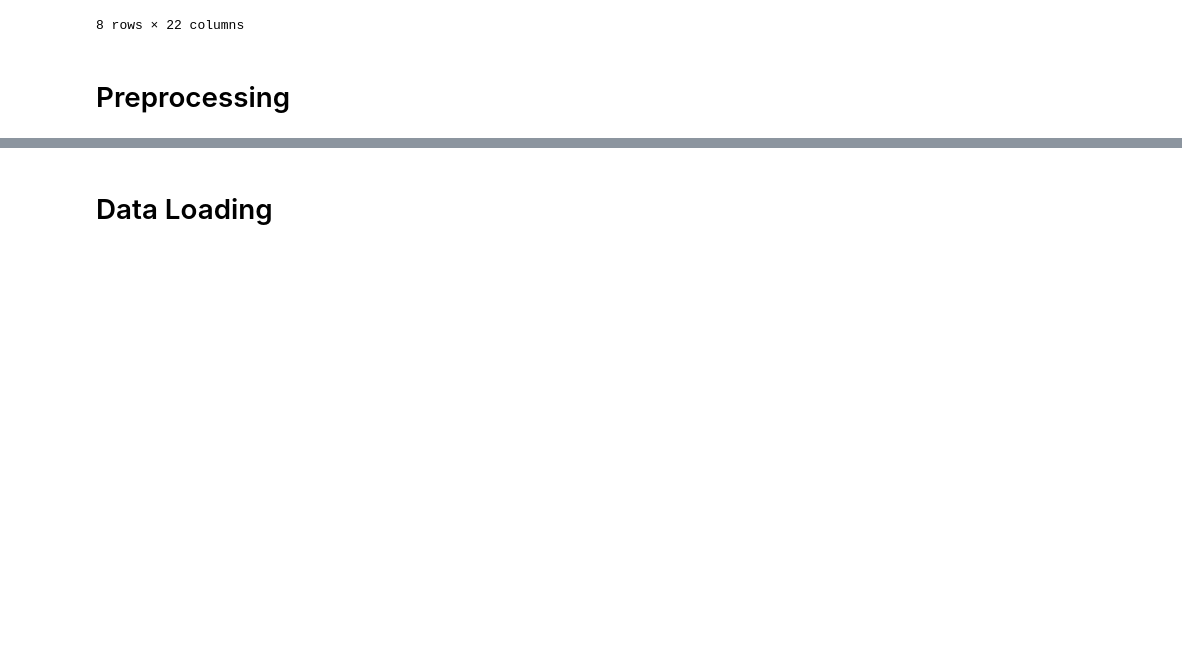
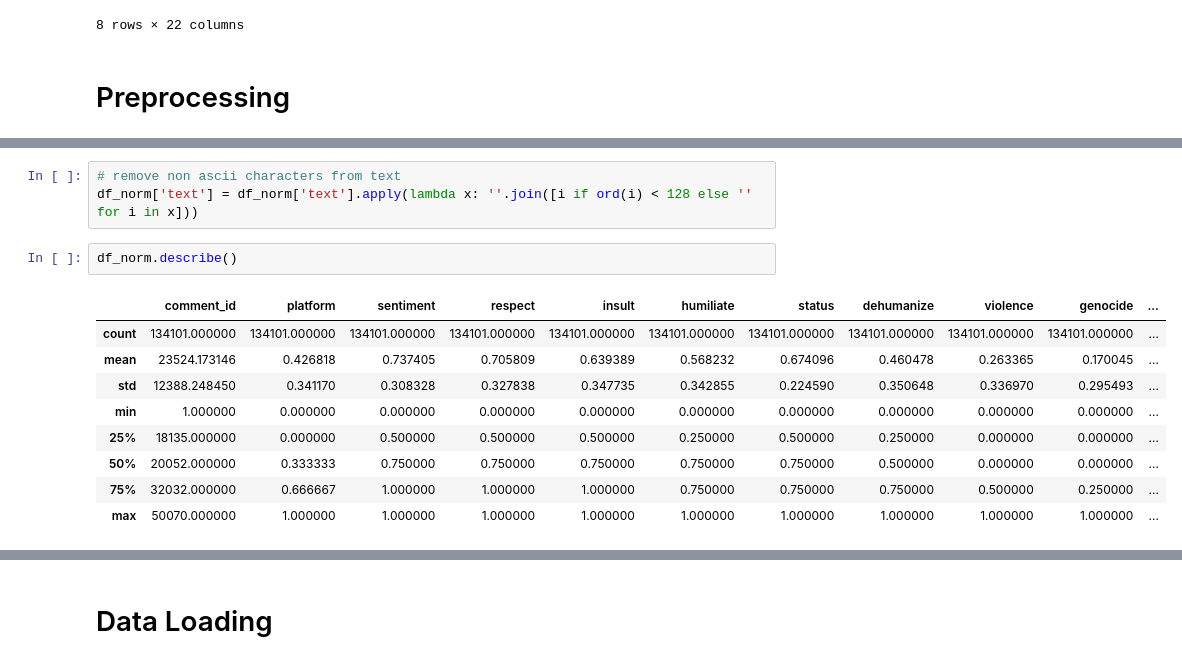
Before and after one commit to AngelinaZhai/epai-sentiment-of-tweets, a Jupyter notebook: EPAI_sentiment_analysis.ipynb, the cells around one changed output, grey strips where cells are left out. Saved outputs shown, nothing was run; the diff lists cells and outputs as text; blank space fills up the shorter version.

```diff
--- a/EPAI_sentiment_analysis.ipynb
+++ b/EPAI_sentiment_analysis.ipynb
@@ -117,2 +88,17 @@ df
+# %%
+# remove non ascii characters from text
+df_norm['text'] = df_norm['text'].apply(lambda x: ''.join([i if ord(i) < 128 else '' for i in x]))
+# %%
+df_norm.describe()
+# %% [output]
+|  | comment_id | platform | sentiment | respect | insult | humiliate | status | dehumanize | violence | genocide | ... |
+| count | 134101.000000 | 134101.000000 | 134101.000000 | 134101.000000 | 134101.000000 | 134101.000000 | 134101.000000 | 134101.000000 | 134101.000000 | 134101.000000 | ... |
+| mean | 23524.173146 | 0.426818 | 0.737405 | 0.705809 | 0.639389 | 0.568232 | 0.674096 | 0.460478 | 0.263365 | 0.170045 | ... |
+| std | 12388.248450 | 0.341170 | 0.308328 | 0.327838 | 0.347735 | 0.342855 | 0.224590 | 0.350648 | 0.336970 | 0.295493 | ... |
+| min | 1.000000 | 0.000000 | 0.000000 | 0.000000 | 0.000000 | 0.000000 | 0.000000 | 0.000000 | 0.000000 | 0.000000 | ... |
+| 25% | 18135.000000 | 0.000000 | 0.500000 | 0.500000 | 0.500000 | 0.250000 | 0.500000 | 0.250000 | 0.000000 | 0.000000 | ... |
+| 50% | 20052.000000 | 0.333333 | 0.750000 | 0.750000 | 0.750000 | 0.750000 | 0.750000 | 0.500000 | 0.000000 | 0.000000 | ... |
+| 75% | 32032.000000 | 0.666667 | 1.000000 | 1.000000 | 1.000000 | 0.750000 | 0.750000 | 0.750000 | 0.500000 | 0.250000 | ... |
+| max | 50070.000000 | 1.000000 | 1.000000 | 1.000000 | 1.000000 | 1.000000 | 1.000000 | 1.000000 | 1.000000 | 1.000000 | ... |
 # %%
 GLOVE = torchtext.vocab.GloVe(name="6B", dim=50, max_vectors=10000)  # use 10k most common words
```
Also changed, not shown: parts of 3 cells of this notebook.
